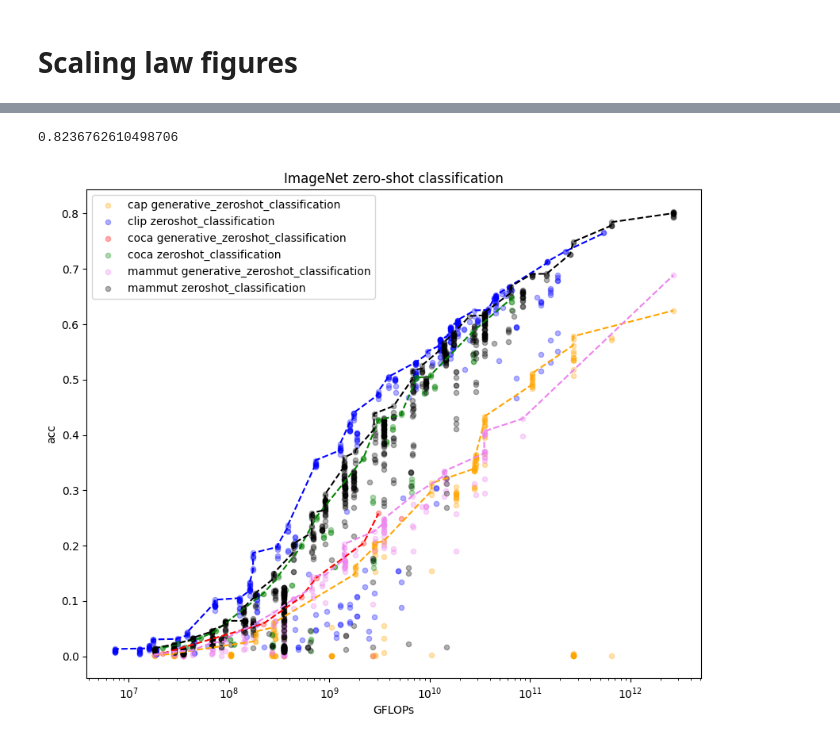
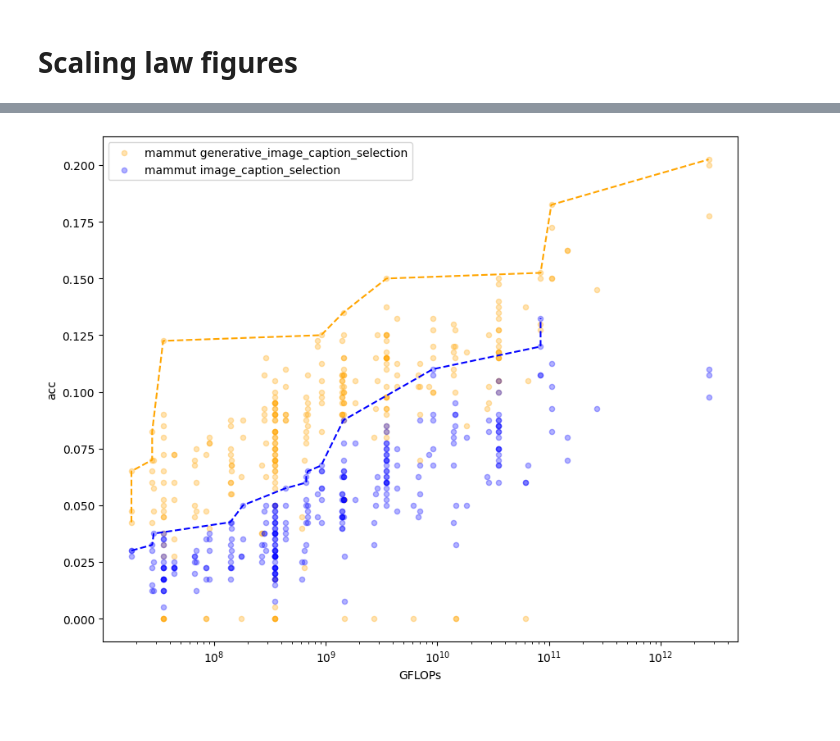
Before and after one commit to SLAMPAI/open_clip_scaling, a Jupyter notebook: results.ipynb, the cells around one changed output, grey strips where cells are left out. Drawn from its saved outputs; the diff is of its cells as text; code cells hidden in the pictures.

```diff
--- a/results.ipynb
+++ b/results.ipynb
@@ -754,0 +728,18 @@ def group_vals(X, Y, eps=1e-5):
+# %%
+ds, metric = "imagenet1k", "acc1"
+#scheduler = "const"
+#ds, metric = "winoground", "text_acc"
+#ds, metric = "sugar_crepe/swap_obj", "acc"
+#ds, metric = "mscoco_captions", "image_retrieval_recall@5"
+fig = plt.figure(figsize=(10, 8))
+D = df
+scheduler = "cosine"
+D = D[D.pretrain_dataset == "datacomp_1b"]
+if scheduler != "const":
+    D = D[D.epoch==D.total_epochs]
+D = D[D.downstream_dataset==ds]
+D = D[D.lr_scheduler==scheduler]
+D = D[~D[metric].isna()]
+sns.scatterplot(x="gflops", y=metric, data=D, hue="namespace",)
+plt.xscale('log',base=10)
+plt.yscale('log',base=10)
@@ -762,7 +755,7 @@ fig = plt.figure(figsize=(10, 8))
 I = 0
 colors = ["orange", "blue", "red", "green", "violet", "black", "brown", "pink", "gray", "cyan"]
 curves = {}
-for scheduler in ("cosine", "const"):
+for scheduler in ("cosine", "const", "const_cooldown"):
     D = df
     D = D[D.pretrain_dataset == "datacomp_1b"]
     if scheduler != "const":
@@ -785,19 +778,15 @@ for scheduler in ("cosine", "const"):
         R = R[~R[metric].isna()]
         if len(R) == 0:
             continue
-        if scheduler == "const":
-            R["model_gflops"] = R.model.apply(lambda m:model_profile.loc[m].gflops)
-            R["gflops_total"] = R.epoch * 12.8e6 * R.model_gflops
-        R = R.sort_values(by="gflops_total")
-
-        X = (R["gflops_total"]).values
+        R = R.sort_values(by="gflops")
+        X = (R["gflops"]).values
         Y = 1-(R[metric]).values
 
 
         color = colors[I]
         I+=1
         #m  = X>=10**9
-        m = (X>=10**8) & (X < 10**12)
+        m = (X>=10**8)# & (X < 10**12)
         #m = (X<10**12)
         #m = (X>0)  & (Y<1)
         #m = X>0
@@ -860,12 +851,7 @@ Y = 8.9545 x X^-0.1241
-# %%
-func = curves[ ("mammut", "zeroshot_classification", "cosine") ]
-gf = model_profile.loc["ViT-L-14"].gflops * 12.8e9
-1-func(gf)
-# %% [output]
-0.8236762610498706
 # %%
-ds, metric = "imagenet1k", "acc1"
+#ds, metric = "imagenet1k", "acc1"
 #ds, metric = "winoground", "text_acc"
+ds, metric = "winoground", "image_acc"
 #ds, metric = "sugar_crepe/swap_obj", "acc"
 #ds, metric = "mscoco_captions", "image_retrieval_recall@5"
 #ds, metric = "sugar_crepe", "acc"
@@ -877,6 +863,7 @@ D = D[D.pretrain_dataset == "datacomp_1b"]
 D = D[D.epoch==D.total_epochs]
 D = D[D.downstream_dataset==ds]
 D = D[~D[metric].isna()]
+D = D[D.namespace.isin(["mammut"])]
 colors = ["orange", "blue", "red", "green", "violet", "black"]
 fig = plt.figure(figsize=(10, 8))
 I=0
@@ -892,8 +879,8 @@ for ind, (name, rows) in enumerate(D.groupby(["namespace", "task"])):
     R = R[~R[metric].isna()]
     if len(R) == 0:
         continue
-    R = R.sort_values(by="gflops_total")
-    X = (R["gflops_total"]).values
+    R = R.sort_values(by="gflops")
+    X = (R["gflops"]).values
     #Y = 1-(R[metric]).values
     Y = (R[metric]).values
 
@@ -915,31 +902,31 @@ for ind, (name, rows) in enumerate(D.groupby(["namespace", "task"])):
 
     m = X>0
     plt.scatter(X[m], Y[m], label=f"{name[0]} {name[1]}", c=color, s=20.0, alpha=0.3)
     m = monotonically_increasing(Y)
     plt.plot(X[m], Y[m], linestyle='dashed', c=color)
 
 plt.xscale('log')
 #plt.yscale("log")
 
 plt.xlabel("GFLOPs")
 
 #plt.ylabel("err")
 plt.ylabel("acc")
 #plt.title(ds)
 #plt.legend(loc=(1.1,.1))
 
 plt.legend()
 
 if metric == "image_retrieval_recall@5":
     plt.title("COCO image retrieval recall@5")
     plt.savefig("coco_image_retrieval_5.pdf")
 elif metric == "text_retrieval_recall@5":
     plt.title("COCO text retrieval recall@5")
     plt.savefig("coco_text_retrieval_5.pdf")
 elif metric == "acc1":
     plt.title("ImageNet zero-shot classification")
     plt.savefig("imagenet.pdf")
 
 plt.show()
 # %% [output]
-[figure, old version]
+[figure, new version]
```
Also changed, not shown: parts of 50 cells of this notebook, 1 other file.
